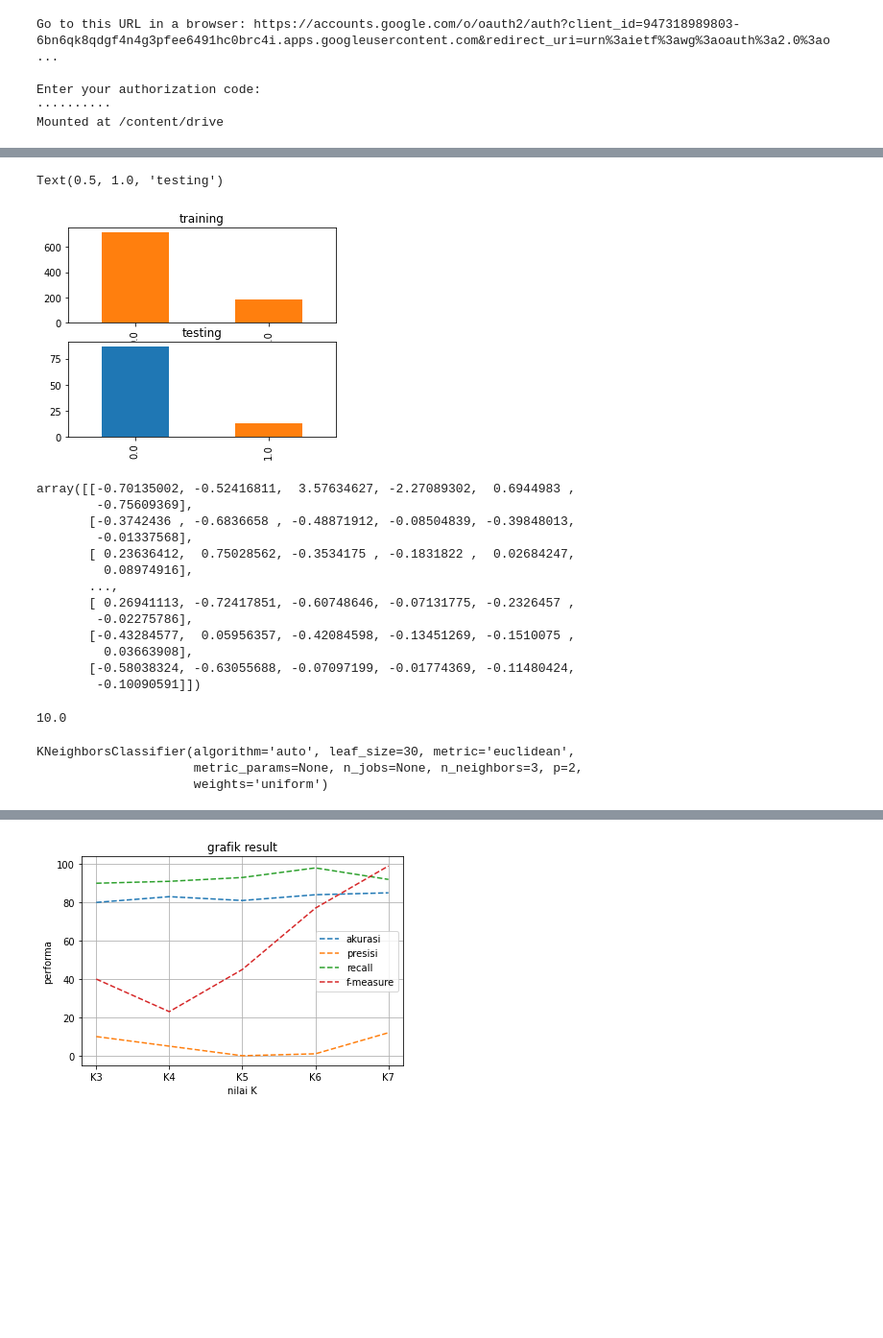
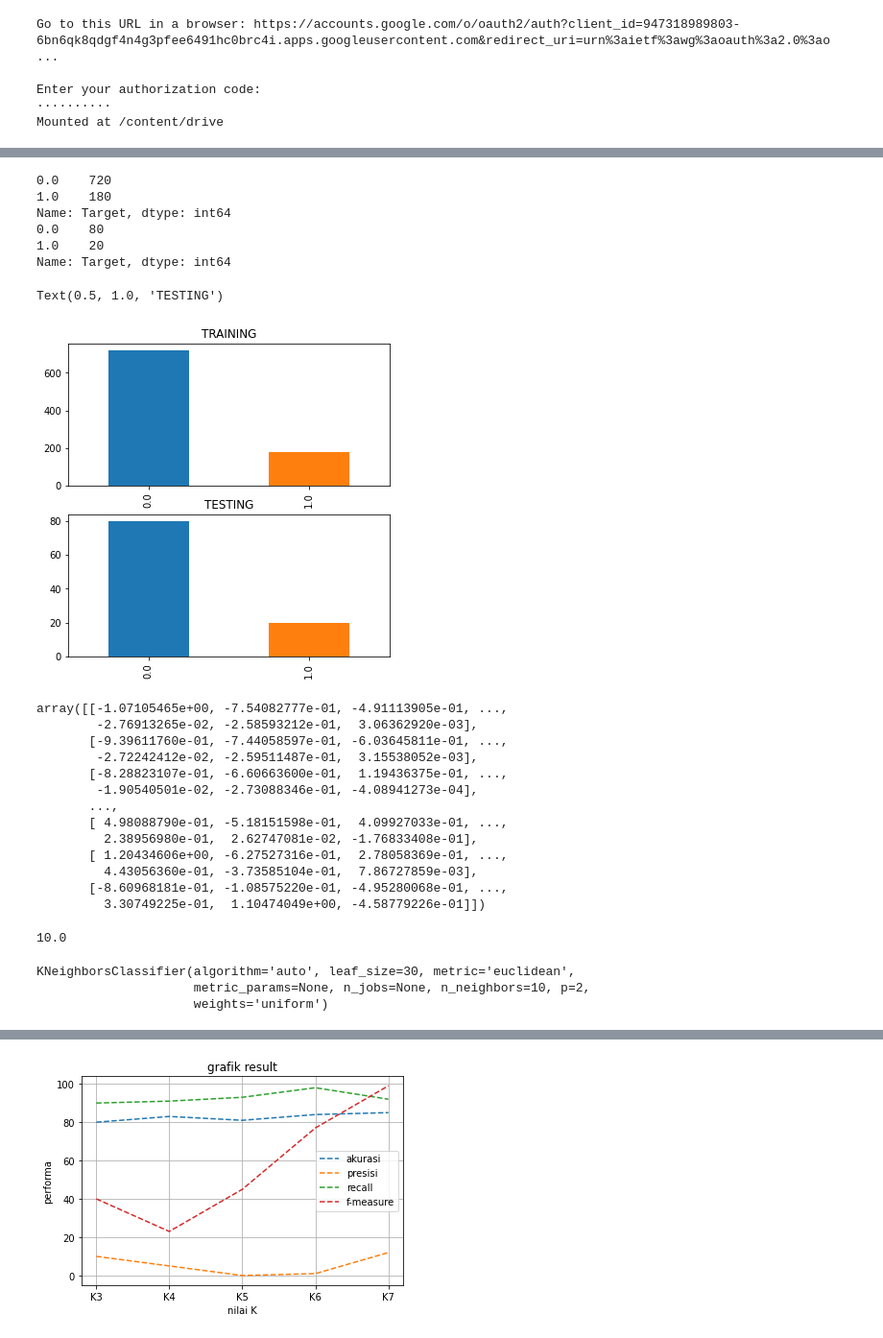
Before and after one commit to aisyahdnn/Skripsi, a Jupyter notebook: Dataset2080.ipynb, the cells around one changed output, grey strips where cells are left out. Shown at 96% size. Cells and saved outputs as stored; diff of their text form; code cells hidden in the pictures; blank space fills up the shorter version.

```diff
--- a/Dataset2080.ipynb
+++ b/Dataset2080.ipynb
@@ -139,23 +139,18 @@ print (dataset)
 
 [1000 rows x 8 columns]
-# %%
-#replace NaN
-zero_not_accepted = [ 'H1', 'H2', 'H3', 'H4', 'H5', 'H6', 'H7' ]
-
-for colum in zero_not_accepted:
-   # dataset [colum] = dataset[colum].replace(0, np.NaN)
-    mean = int(dataset[colum].mean(skipna=True))
-    dataset[colum] = dataset[colum].replace(np.NaN, mean)
 # %%
-#split target and attribute
-x = dataset.iloc[:, 1:7]
-y = dataset.iloc[:, 7]
+#split target and attribute (membagi data)
+x = dataset.iloc[:, 0:7] #mulai dr colmn index ke0, sbnyk 7 colmn msuk ke var (X)
+y = dataset.iloc[:, 7] #hny colmn  index ke7 yg msuk ke var (Y)
+
+
 #split train n test dataset
-x_train, x_test, y_train, y_test = train_test_split(x,y, random_state=0, test_size=0.1)
+x_train, x_test, y_train, y_test = train_test_split(x,y, random_state=2, test_size=0.1)
+
 print(len(y_test))
 print(len(x_train))
 print(len(dataset))
-y
+x
 # %% [output]
 100
 900
@@ -175,45 +171,54 @@ Name: Target, Length: 1000, dtype: float64
 # %%
-x_train
-x_test
-y_train
-len(y_test)
+print(y_train.value_counts()) #mnmpilkn jum.data y_train brdsrkn value
 
-plt.figure(figsize=(5,4))
-plt.subplot(2,1,1);y_train.value_counts().plot(kind='bar', color=['C1','C1','C2','C3','C4','C5','C6']);plt.title('training')
-plt.subplot(2,1,2);y_test.value_counts().plot(kind='bar', color=['C0','C1','C2','C3','C4','C5','C6']);plt.title('testing')
+print(y_test.value_counts())  #mnmpilkn jum.data y_test brdsrkn value
+
+
+plt.figure(figsize=(6,6)) #mngtur ukuran skla grafik
+
+#mnmpilkn visualisasi grafik
+plt.subplot(2,1,1);y_train.value_counts().plot(kind='bar', color=['C0','C1','C2','C3','C4','C5','C6']);plt.title('TRAINING')
+plt.subplot(2,1,2);y_test.value_counts().plot(kind='bar', color=['C0','C1','C2','C3','C4','C5','C6']);plt.title('TESTING')
 # %% [output]
-Text(0.5, 1.0, 'testing')
+0.0    720
+1.0    180
+Name: Target, dtype: int64
+0.0    80
+1.0    20
+Name: Target, dtype: int64
+Text(0.5, 1.0, 'TESTING')
-[figure, old version]
+[figure, new version]
 # %%
 #scaling data
 sc_x = StandardScaler()
 x_train = sc_x.fit_transform(x_train)
+
 x_test = sc_x.transform(x_test)
 x_train
 # %% [output]
-array([[-0.70135002, -0.52416811,  3.57634627, -2.27089302,  0.6944983 ,
-        -0.75609369],
-       [-0.3742436 , -0.6836658 , -0.48871912, -0.08504839, -0.39848013,
-        -0.01337568],
-       [ 0.23636412,  0.75028562, -0.3534175 , -0.1831822 ,  0.02684247,
-         0.08974916],
+array([[-1.07105465e+00, -7.54082777e-01, -4.91113905e-01, ...,
+        -2.76913265e-02, -2.58593212e-01,  3.06362920e-03],
+       [-9.39611760e-01, -7.44058597e-01, -6.03645811e-01, ...,
+        -2.72242412e-02, -2.59511487e-01,  3.15538052e-03],
+       [-8.28823107e-01, -6.60663600e-01,  1.19436375e-01, ...,
+        -1.90540501e-02, -2.73088346e-01, -4.08941273e-04],
        ...,
-       [ 0.26941113, -0.72417851, -0.60748646, -0.07131775, -0.2326457 ,
-        -0.02275786],
-       [-0.43284577,  0.05956357, -0.42084598, -0.13451269, -0.1510075 ,
-         0.03663908],
-       [-0.58038324, -0.63055688, -0.07097199, -0.01774369, -0.11480424,
-        -0.10090591]])
+       [ 4.98088790e-01, -5.18151598e-01,  4.09927033e-01, ...,
+         2.38956980e-01,  2.62747081e-02, -1.76833408e-01],
+       [ 1.20434606e+00, -6.27527316e-01,  2.78058369e-01, ...,
+         4.43056360e-01, -3.73585104e-01,  7.86727859e-03],
+       [-8.60968181e-01, -1.08575220e-01, -4.95280068e-01, ...,
+         3.30749225e-01,  1.10474049e+00, -4.58779226e-01]])
 # %%
 math.sqrt(len(y_test))
 # %% [output]
 10.0
 # %%
 #choose method and fitting
-classifier = KNeighborsClassifier(n_neighbors=3,p=2,metric='euclidean')
+classifier = KNeighborsClassifier(n_neighbors=10,p=2,metric='euclidean')
 classifier.fit (x_train, y_train)
 # %% [output]
 KNeighborsClassifier(algorithm='auto', leaf_size=30, metric='euclidean',
-                     metric_params=None, n_jobs=None, n_neighbors=3, p=2,
+                     metric_params=None, n_jobs=None, n_neighbors=10, p=2,
                      weights='uniform')
 # %%
```
Also changed, not shown: parts of 8 cells of this notebook.
